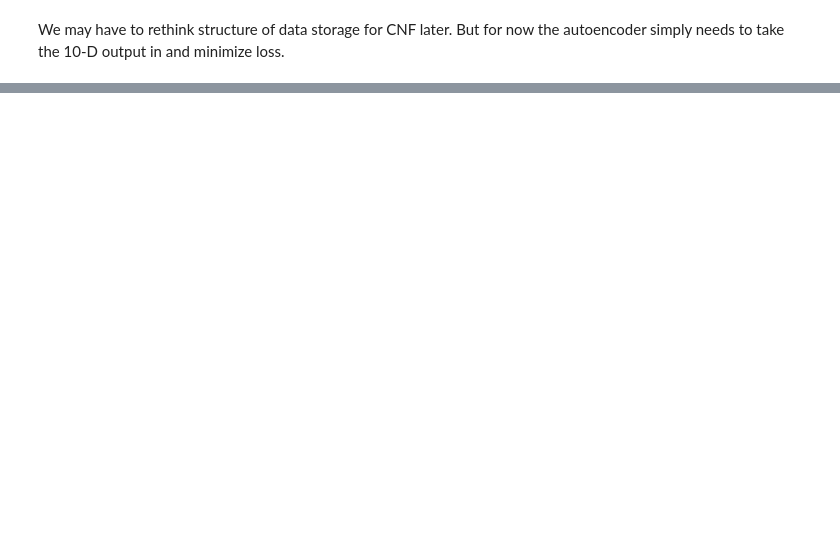
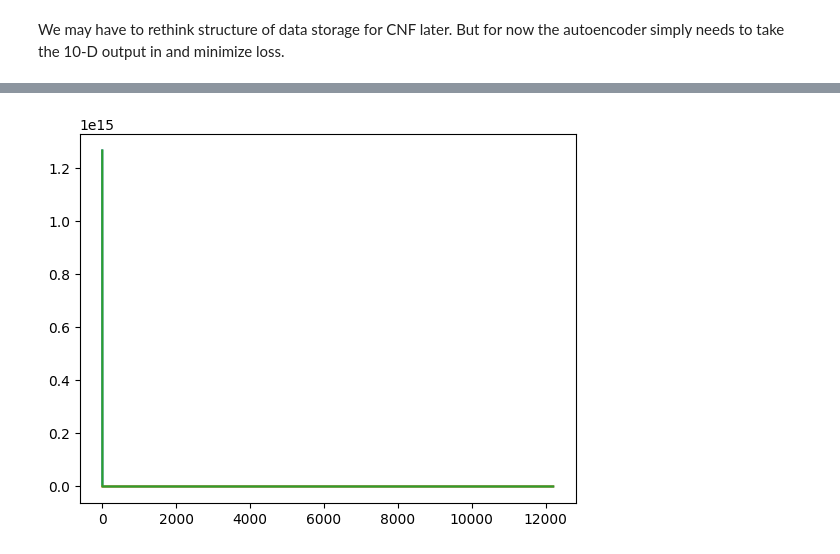
Before and after one commit to vigneshK0404/NOva_Fitter_CNF, a Jupyter notebook: CNF.ipynb, the cells around one changed output, grey strips where cells are left out. Drawn from its saved outputs; the diff is of its cells as text; code cells hidden in the pictures; blank space fills up the shorter version.

```diff
--- a/CNF.ipynb
+++ b/CNF.ipynb
@@ -123,0 +197,46 @@ class autoEncoder(torch.nn.Module):
+# %%
+batch_size = 4096
+num_iter = 5 #reduce number of iterations this converges a lot quicker
+
+max_batch = int(dataPoisson.shape[0] / batch_size)
+
+logLoss = []
+reconLoss = []
+
+for i in tqdm.tqdm(range(num_iter)):
+  permut = np.random.permutation(dataPoisson.shape[0])
+  dataPoisson_shufle = dataPoisson[permut]
+  thetaData_shuffle = thetaData[permut]
+
+  for i_batch in range(max_batch):
+    start = i_batch * batch_size
+    end = start + batch_size
+
+    pData = torch.tensor(dataPoisson_shufle[start:end], device = device).float()
+    tData = torch.tensor(thetaData_shuffle[start:end], device = device).float()
+
+    #print(pData,tData)
+
+    pData_encoded = encodeModel.encode(pData)
+
+    optimizer.zero_grad()
+
+    nll = -CNFModel.log_prob(pData_encoded, context=tData)
+
+    pData_decoded = encodeModel.decode(pData_encoded)
+    recon_loss = rloss(pData_decoded,pData)
+    cnf_loss = nll.mean()
+
+    loss = cnf_loss + recon_loss
+
+    logLoss.append(cnf_loss.item())
+    reconLoss.append(recon_loss.item())
+
+    #print(f"nll:{cnf_loss}")
+    #print(f"recon_loss:{recon_loss}")
+    #print(f"total Loss:{loss}")
+
+    loss.backward()
+    optimizer.step()
+# %% [output]
+[figure, added]
```
Also changed, not shown: parts of 15 cells of this notebook.
